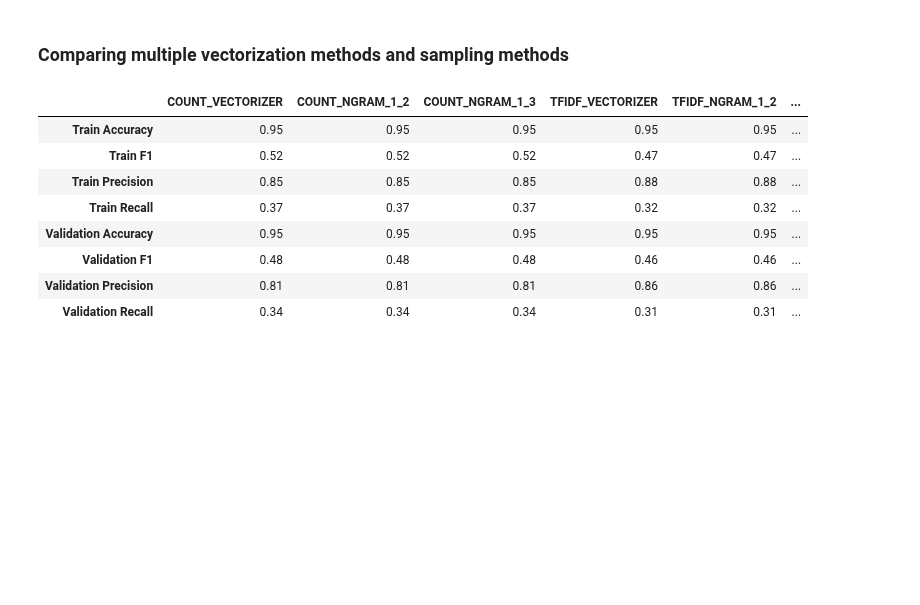
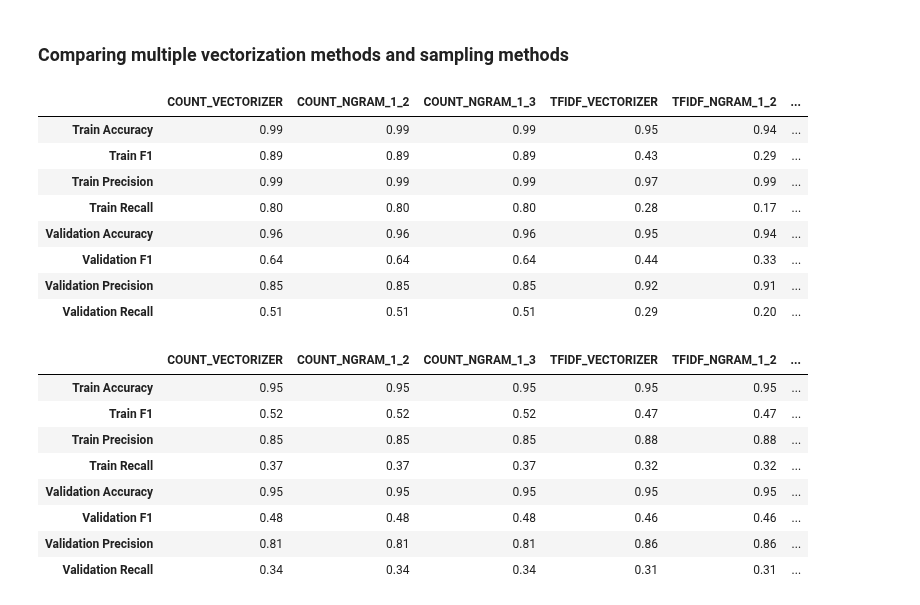
Before and after one commit to mguptaphd/Twitter-Hate-Classification-Project, a Jupyter notebook: Preliminary_Model_Comparisons.ipynb, the cells around one changed output. Drawn from its saved outputs; the diff is of its cells as text; code cells hidden in the pictures; blank space fills up the shorter version.

```diff
--- a/Preliminary_Model_Comparisons.ipynb
+++ b/Preliminary_Model_Comparisons.ipynb
@@ -241,8 +243,40 @@ Adjusted F1 Score: 0.6625954198473283
 [figure]
 # %% [markdown]
 # Logistic Regression
+# %%
+count_vect = CountVectorizer()
+count_ngram1_2 = CountVectorizer()
+count_ngram1_3 = CountVectorizer()
+
+tfidf_vect = TfidfVectorizer()
+tfidf_ngram1_2 = TfidfVectorizer(ngram_range=(1,2))
+tfidf_ngram1_3 = TfidfVectorizer(ngram_range=(2,3))
+
+vectorization_list2 = [('COUNT_VECTORIZER', count_vect),
+                      ('COUNT_NGRAM_1_2', count_ngram1_2),
+                      ('COUNT_NGRAM_1_3', count_ngram1_3),
+                      ('TFIDF_VECTORIZER', tfidf_vect),
+                      ('TFIDF_NGRAM_1_2', tfidf_ngram1_2),
+                      ('TFIDF_NGRAM_1_3', tfidf_ngram1_3)]
 # %% [markdown]
 ### Comparing multiple vectorization methods and sampling methods
+# %%
+lr_results1b = wrapper_compare_vectorizations(X_train.lem_tweet,
+                            y_train, X_val.lem_tweet, y_val,
+                            LogisticRegression(solver = 'lbfgs', random_state = 10),
+                                            vectorization_list2)
+
+lr_results1b
+# %% [output]
+|  | COUNT_VECTORIZER | COUNT_NGRAM_1_2 | COUNT_NGRAM_1_3 | TFIDF_VECTORIZER | TFIDF_NGRAM_1_2 | ... |
+| Train Accuracy | 0.99 | 0.99 | 0.99 | 0.95 | 0.94 | ... |
+| Train F1 | 0.89 | 0.89 | 0.89 | 0.43 | 0.29 | ... |
+| Train Precision | 0.99 | 0.99 | 0.99 | 0.97 | 0.99 | ... |
+| Train Recall | 0.80 | 0.80 | 0.80 | 0.28 | 0.17 | ... |
+| Validation Accuracy | 0.96 | 0.96 | 0.96 | 0.95 | 0.94 | ... |
+| Validation F1 | 0.64 | 0.64 | 0.64 | 0.44 | 0.33 | ... |
+| Validation Precision | 0.85 | 0.85 | 0.85 | 0.92 | 0.91 | ... |
+| Validation Recall | 0.51 | 0.51 | 0.51 | 0.29 | 0.20 | ... |
 # %%
 #Logistic Regression: lemmatizing + no adjustments
 lr_results1 = wrapper_compare_vectorizations(X_train.lem_tweet,
```
Also changed, not shown: parts of 52 cells of this notebook, 3 other files.
